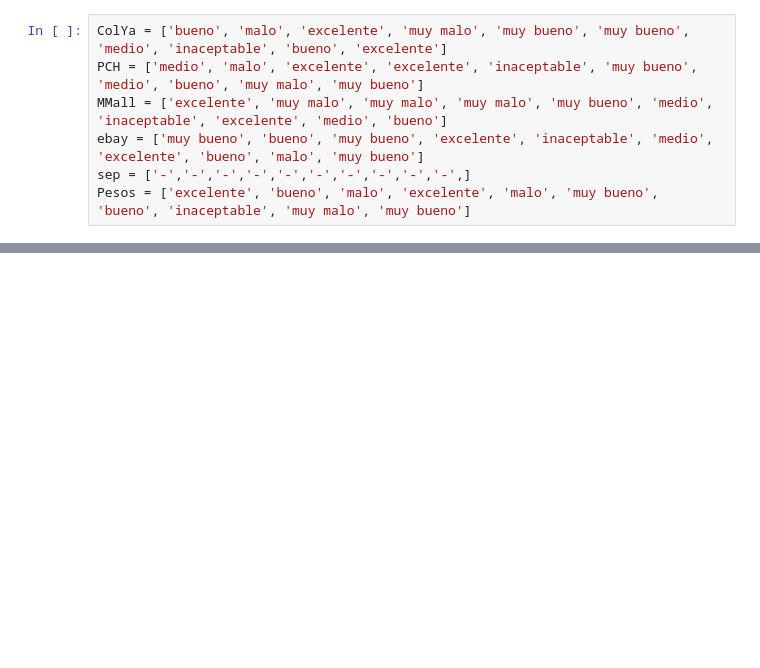
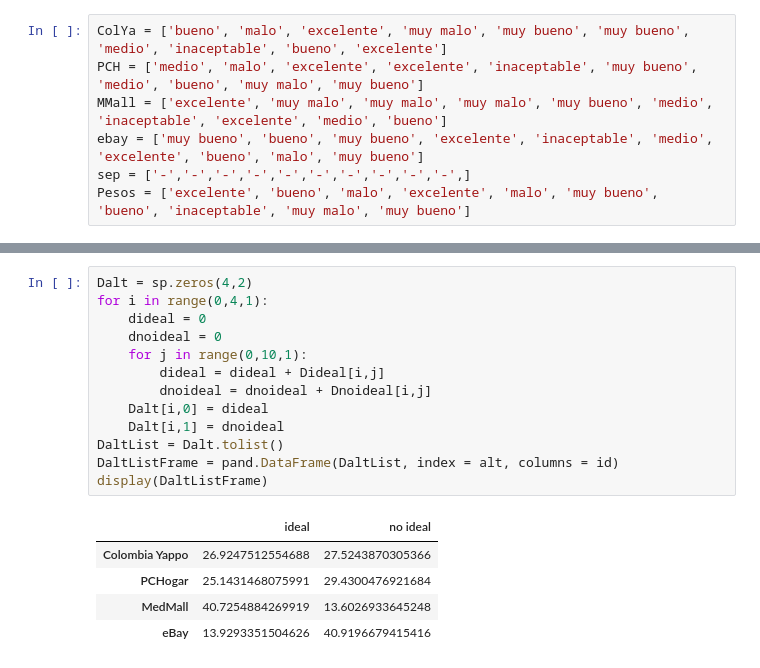
Before and after one commit to DavidbjArangoh/Seminario2_Optimizacion2, a Jupyter notebook: Punto1_TOPSIS_DIFUSO.ipynb, the cells around one changed output, grey strips where cells are left out. Drawn from its saved outputs; the diff is of its cells as text; blank space fills up the shorter version.

```diff
--- a/Punto1_TOPSIS_DIFUSO.ipynb
+++ b/Punto1_TOPSIS_DIFUSO.ipynb
@@ -200,0 +267,19 @@ for i in range(0,10,1):
+# %%
+Dalt = sp.zeros(4,2)
+for i in range(0,4,1):
+    dideal = 0
+    dnoideal = 0
+    for j in range(0,10,1):
+        dideal = dideal + Dideal[i,j]
+        dnoideal = dnoideal + Dnoideal[i,j]
+    Dalt[i,0] = dideal
+    Dalt[i,1] = dnoideal
+DaltList = Dalt.tolist()
+DaltListFrame = pand.DataFrame(DaltList, index = alt, columns = id)
+display(DaltListFrame)
+# %% [output]
+|  | ideal | no ideal |
+| Colombia Yappo | 26.9247512554688 | 27.5243870305366 |
+| PCHogar | 25.1431468075991 | 29.4300476921684 |
+| MedMall | 40.7254884269919 | 13.6026933645248 |
+| eBay | 13.9293351504626 | 40.9196679415416 |
```
Also changed, not shown: parts of 4 cells of this notebook.
